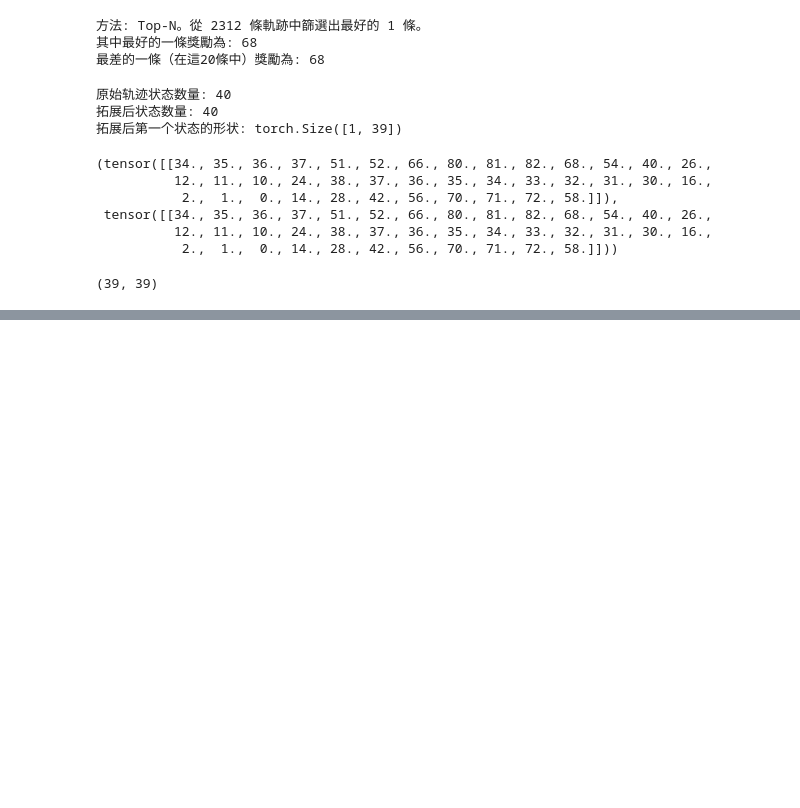
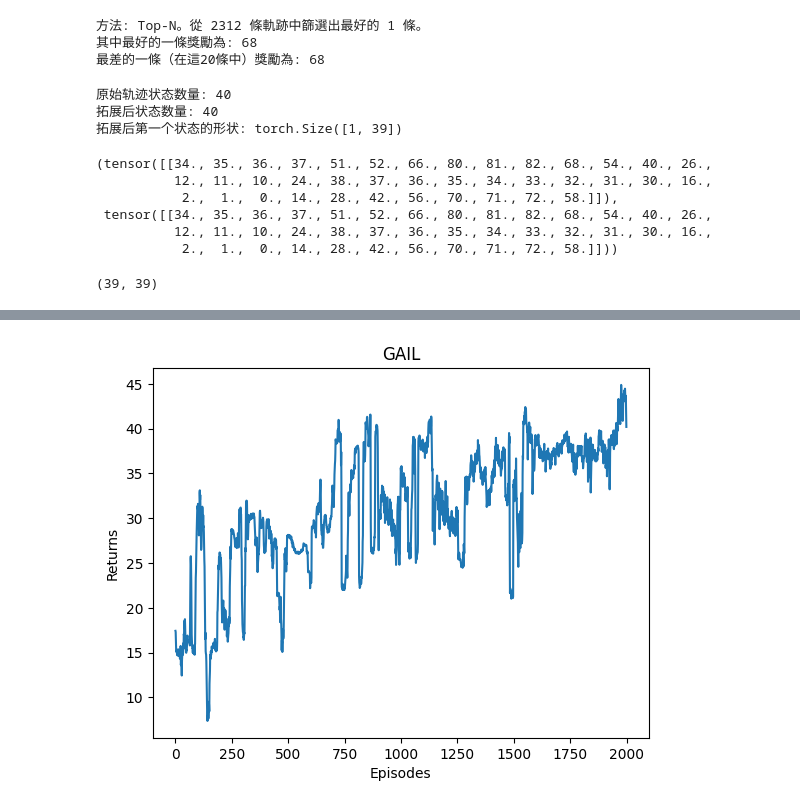
Before and after one commit to zjut-zhy/non-additive-RL, a Jupyter notebook: GAIL_two_rooms.ipynb, the cells around one changed output, grey strips where cells are left out. Drawn from its saved outputs; the diff is of its cells as text; code cells hidden in the pictures; blank space fills up the shorter version.

```diff
--- a/GAIL_two_rooms.ipynb
+++ b/GAIL_two_rooms.ipynb
@@ -409,20 +413,6 @@ class GAIL:
             'dones': dones
         }
         self.agent.update(transition_dict)
-    def get_rewards(self, expert_s, expert_a, agent_s, agent_a):
-        expert_actions = F.one_hot(expert_actions, num_classes=5).float()
-        agent_actions = F.one_hot(agent_actions, num_classes=5).float()
-
-        expert_prob = self.discriminator(expert_states, expert_actions)
-        agent_prob = self.discriminator(agent_states, agent_actions)
-        discriminator_loss = nn.BCELoss()(
-            agent_prob, torch.ones_like(agent_prob)) + nn.BCELoss()(
-                expert_prob, torch.zeros_like(expert_prob))
-        self.discriminator_optimizer.zero_grad()
-        discriminator_loss.backward()
-        self.discriminator_optimizer.step()
-
-        rewards = -torch.log(agent_prob).detach().cpu().numpy()
 # %%
 params["common"]["batch_size"]=100      #采样的batch大小
 actor_lr = 1e-3
@@ -441,7 +431,7 @@ lr_d = 1e-3
 agent = PPO(state_dim, hidden_dim, action_dim, actor_lr, critic_lr, lmbda,
             epochs, eps, gamma, device)
 gail = GAIL(agent, state_dim, action_dim, hidden_dim, lr_d)
-n_episode = 5000
+n_episode = 2000
 return_list = []
 
 with tqdm(total=n_episode, desc="进度条") as pbar:
@@ -455,6 +445,10 @@ with tqdm(total=n_episode, desc="进度条") as pbar:
         action_list = []
         next_state_list = []
         done_list = []
+        state_lists = [[] for _ in range(params["common"]["batch_size"])]
+        action_lists = [[] for _ in range(params["common"]["batch_size"])]
+        next_state_lists = [[] for _ in range(params["common"]["batch_size"])]
+        done_lists = [[] for _ in range(params["common"]["batch_size"])]
         for h_iter in range(H-1):
             batch_state = append_state(mat_state, H-1)
             probs = agent.actor(batch_state.to(device))
@@ -476,11 +470,15 @@ with tqdm(total=n_episode, desc="进度条") as pbar:
                 done = 0
 
             for j in range(params["common"]["batch_size"]):
-                state_list.append(np.array(batch_state[j]))
-                action_list.append(actions[j])
-                next_state_list.append(np.array(next_state[j]))
-                done_list.append(done)
-
+                state_lists[j].append(np.array(batch_state[j]))
+                action_lists[j].append(actions[j])
+                next_state_lists[j].append(np.array(next_state[j]))
+                done_lists[j].append(done)
+        for j in range(params["common"]["batch_size"]):
+            state_list.extend(state_lists[j])
+            action_list.extend(action_lists[j])
+            next_state_list.extend(next_state_lists[j])
+            done_list.extend(done_lists[j])
         return_list.append(mat_return[-1].float().mean())
         gail.learn(expert_s, expert_a, state_list, action_list,
                    next_state_list, done_list)
@@ -615,0 +488,9 @@ with tqdm(total=n_episode, desc="进度条") as pbar:
+# %%
+iteration_list = list(range(len(return_list)))
+plt.plot(iteration_list, return_list)
+plt.xlabel('Episodes')
+plt.ylabel('Returns')
+plt.title('GAIL')
+plt.show()
+# %% [output]
+[figure, added]
```
Also changed, not shown: parts of 5 cells of this notebook.
